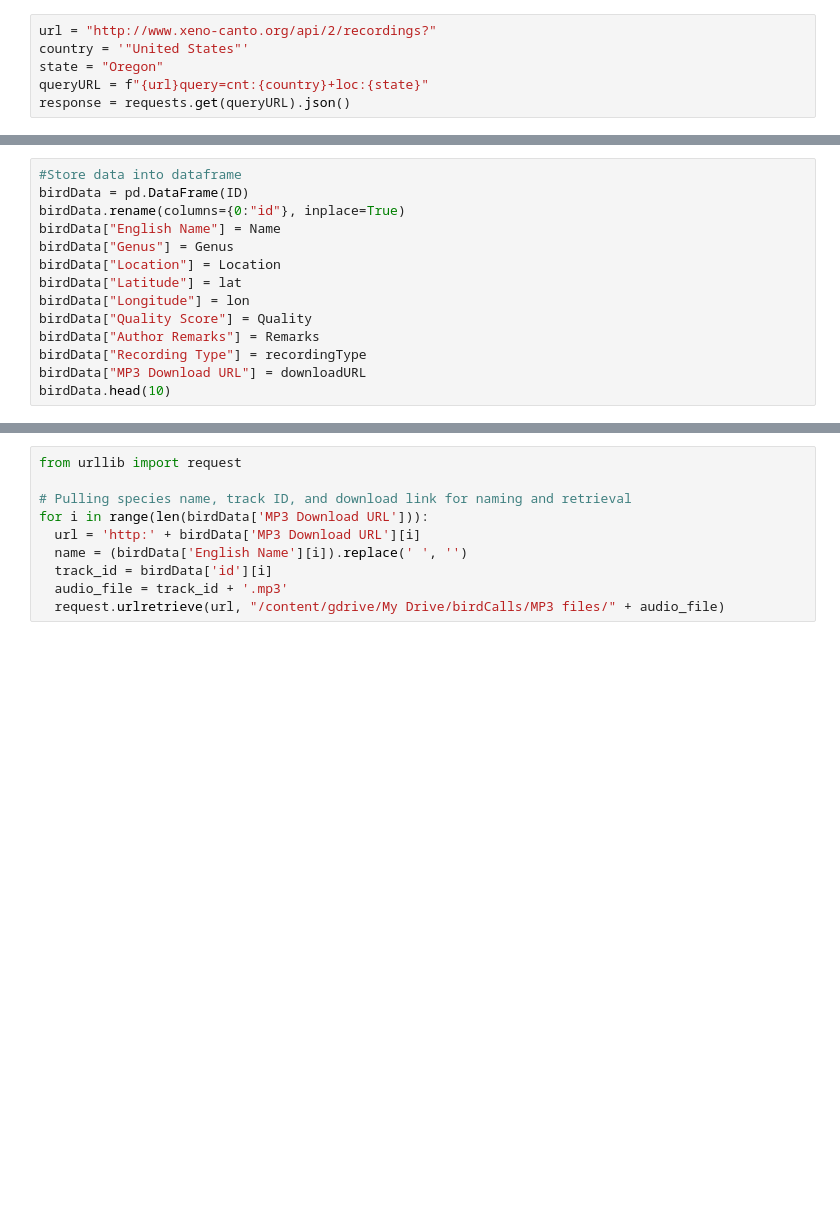
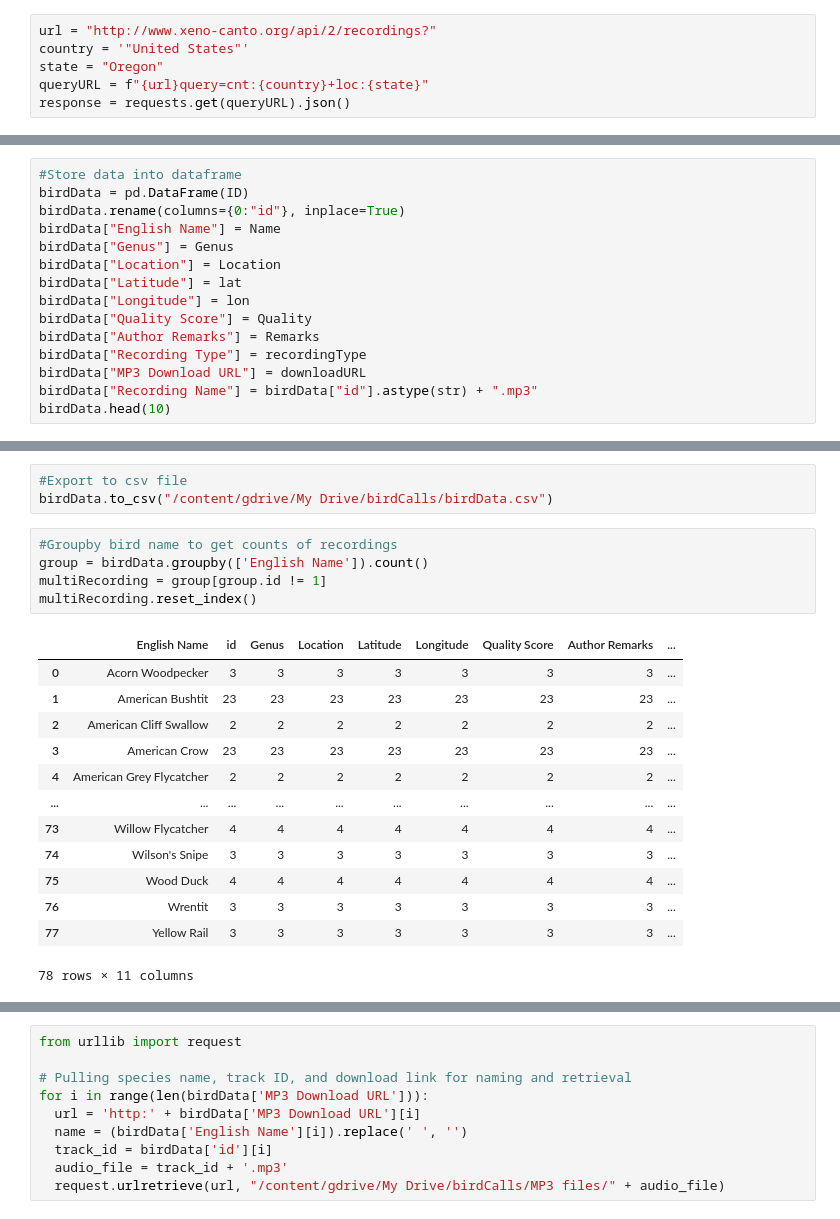
Before and after one commit to irisarn/birdCalls, a Jupyter notebook: API_calls.ipynb, the cells around one changed output, grey strips where cells are left out. Cells and saved outputs as stored; diff of their text form; blank space fills up the shorter version.

```diff
--- a/API_calls.ipynb
+++ b/API_calls.ipynb
@@ -106,5 +71,6 @@ birdData["Quality Score"] = Quality
 birdData["Author Remarks"] = Remarks
 birdData["Recording Type"] = recordingType
 birdData["MP3 Download URL"] = downloadURL
+birdData["Recording Name"] = birdData["id"].astype(str) + ".mp3"
 birdData.head(10)
 # %% [output]
@@ -119,0 +99,22 @@ drive.mount('/content/gdrive')
+# %%
+#Export to csv file
+birdData.to_csv("/content/gdrive/My Drive/birdCalls/birdData.csv")
+# %%
+#Groupby bird name to get counts of recordings
+group = birdData.groupby(['English Name']).count()
+multiRecording = group[group.id != 1]
+multiRecording.reset_index()
+# %% [output]
+|  | English Name | id | Genus | Location | Latitude | Longitude | Quality Score | Author Remarks | ... |
+| 0 | Acorn Woodpecker | 3 | 3 | 3 | 3 | 3 | 3 | 3 | ... |
+| 1 | American Bushtit | 23 | 23 | 23 | 23 | 23 | 23 | 23 | ... |
+| 2 | American Cliff Swallow | 2 | 2 | 2 | 2 | 2 | 2 | 2 | ... |
+| 3 | American Crow | 23 | 23 | 23 | 23 | 23 | 23 | 23 | ... |
+| 4 | American Grey Flycatcher | 2 | 2 | 2 | 2 | 2 | 2 | 2 | ... |
+| ... | ... | ... | ... | ... | ... | ... | ... | ... | ... |
+| 73 | Willow Flycatcher | 4 | 4 | 4 | 4 | 4 | 4 | 4 | ... |
+| 74 | Wilson's Snipe | 3 | 3 | 3 | 3 | 3 | 3 | 3 | ... |
+| 75 | Wood Duck | 4 | 4 | 4 | 4 | 4 | 4 | 4 | ... |
+| 76 | Wrentit | 3 | 3 | 3 | 3 | 3 | 3 | 3 | ... |
+| 77 | Yellow Rail | 3 | 3 | 3 | 3 | 3 | 3 | 3 | ... |
+78 rows × 11 columns
```
Also changed, not shown: parts of 17 cells of this notebook, 6 other files.
